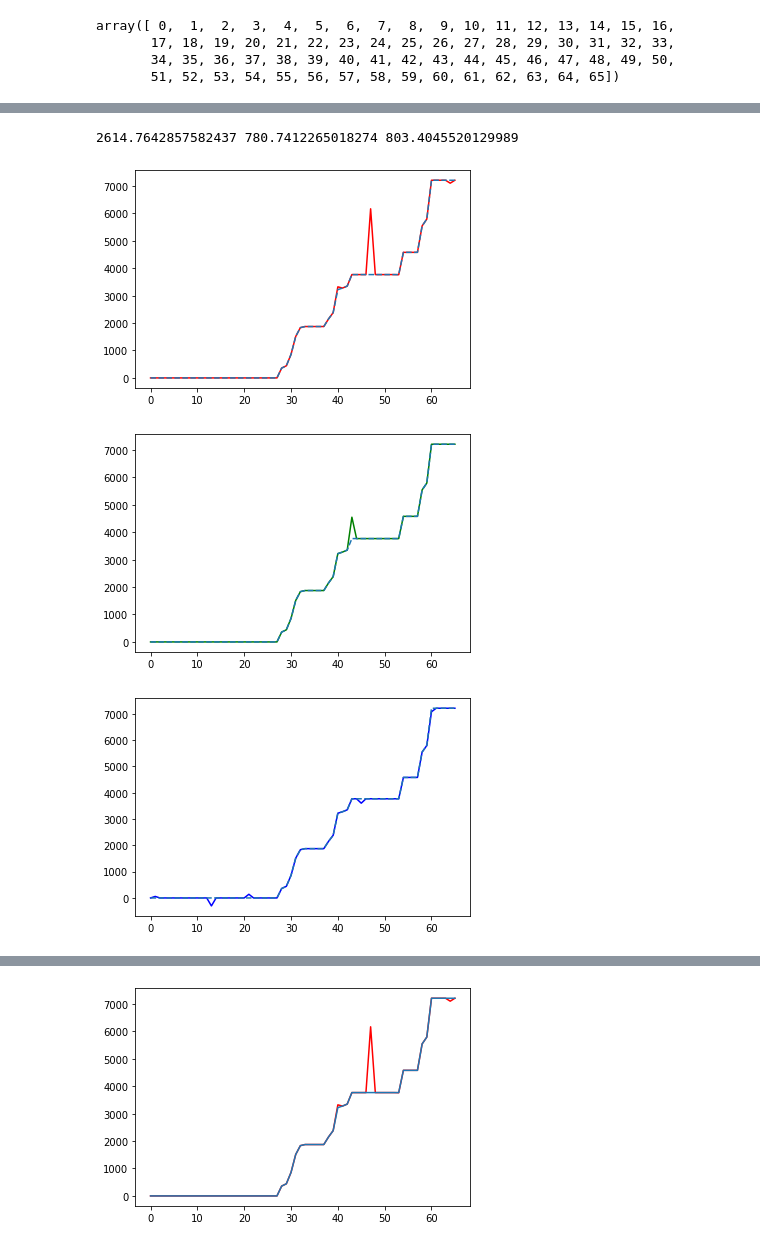
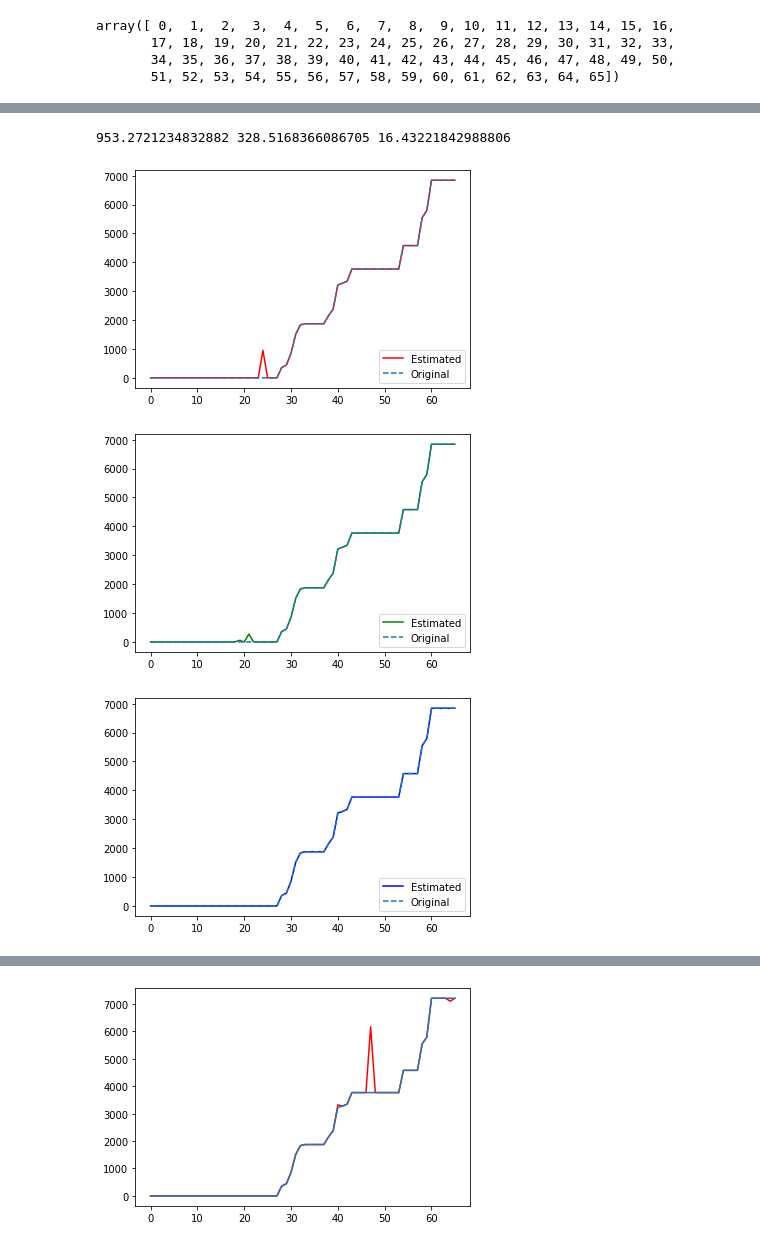
Before and after one commit to dlsrks1218/eHealthPython, a Jupyter notebook: proj/SalientPointDetection.ipynb, the cells around one changed output, grey strips where cells are left out. Cells and saved outputs as stored; diff of their text form; code cells hidden in the pictures.

```diff
--- a/proj/SalientPointDetection.ipynb
+++ b/proj/SalientPointDetection.ipynb
@@ -28,26 +28,22 @@ array([ 0,  1,  2,  3,  4,  5,  6,  7,  8,  9, 10, 11, 12, 13, 14, 15, 16,
 # plt.figure(2)
 # plt.plot(np.arange(len(time1), time1))
 # %%
-from scipy.stats import laplace
 from scipy.stats import gamma
 
 def lap_mechanism_gamma(original_data=[], loc=0, scale=0, people_num=0, epsil=0, test=0):
-    def gammarnd(shpae, scale):
-        def two_gammarnd_diff1():
-            r = gamma.rvs(eshape, eloc, escale, size=2)
-
+    def gammarnd(shape, scale):
         rnd_diff_list=[]
 
         for i in range(len(original_data)):
-            r = gamma.rvs(shape, 0, scale, 2)
+            r = gamma.rvs(shape, scale=scale, size = 2)
             rnd_diff_list.append(r[0]-r[1])
+
         return rnd_diff_list
-
-#     slot_size = np.count_nonzero(~np.isnan(original_data))    #number of salient point
 
     N = people_num
     slot_size = 66    #number of time period
     sensitivity, epsilon = 7000, epsil
+
     if test is 1:
         shape,scale = 1/N, (sensitivity/N)/(epsilon/slot_size)
     elif test is 2:
@@ -56,6 +52,7 @@ def lap_mechanism_gamma(original_data=[], loc=0, scale=0, people_num=0, epsil=0,
 
     gamma_noise_list = gammarnd(shape, scale)
     noisy_data = np.array(original_data) + np.array(gamma_noise_list)
+
     return noisy_data
 # %%
 plt.ylim(-500, 7500)
@@ -70,23 +67,35 @@ plt.show()
 # %%
-time1 = lap_mechanism_gamma(time,0,0,443,0.1,1)
-time2 = lap_mechanism_gamma(time,0,0,443,0.5,1)
-time3 = lap_mechanism_gamma(time,0,0,443,1.0,1)
+while True:
+    time1 = lap_mechanism_gamma(time,0,0,443,0.1,1)
+    time2 = lap_mechanism_gamma(time,0,0,443,0.5,1)
+    time3 = lap_mechanism_gamma(time,0,0,443,1.0,1)
 
-print(sum(abs(time - time1)), sum(abs(time - time2)), sum(abs(time - time3)))
+    n1 = sum(abs(time - time1))
+    n2 = sum(abs(time - time2))
+    n3 = sum(abs(time - time3))
+    if n1 > n2 > n3 and n1 < 1500:
+        print(n1, n2, n3)
+        t = np.arange(len(time1))
 
-t = np.arange(len(time1))
+        plt.figure(2)
+        plt.plot(t, time1, 'r', label='Estimated')
+        plt.plot(t, time, '--', label='Original')
+        plt.legend(loc=4)
 
-plt.figure(2)
-plt.plot(t, time1, 'r', t, time, '--')
+        plt.figure(3)
+        plt.plot(t, time2, 'g', label='Estimated')
+        plt.plot(t, time, '--', label='Original')
+        plt.legend(loc=4)
 
-plt.figure(3)
-plt.plot(t, time2, 'g', t, time, '--')
+        plt.figure(4)
+        plt.plot(t, time3, 'b', label='Estimated')
+        plt.plot(t, time, '--', label='Original')
+        plt.legend(loc=4)
 
-plt.figure(4)
-plt.plot(t, time3, 'b', t, time, '--')
-plt.show()
+        plt.show()
+        break
 # %% [output]
-2614.7642857582437 780.7412265018274 803.4045520129989
+953.2721234832882 328.5168366086705 16.43221842988806
-[figure, old version]
+[figure, new version]
-[figure, old version]
+[figure, new version]
-[figure, old version]
+[figure, new version]
```
Also changed, not shown: parts of 3 cells of this notebook, 10 other files.
